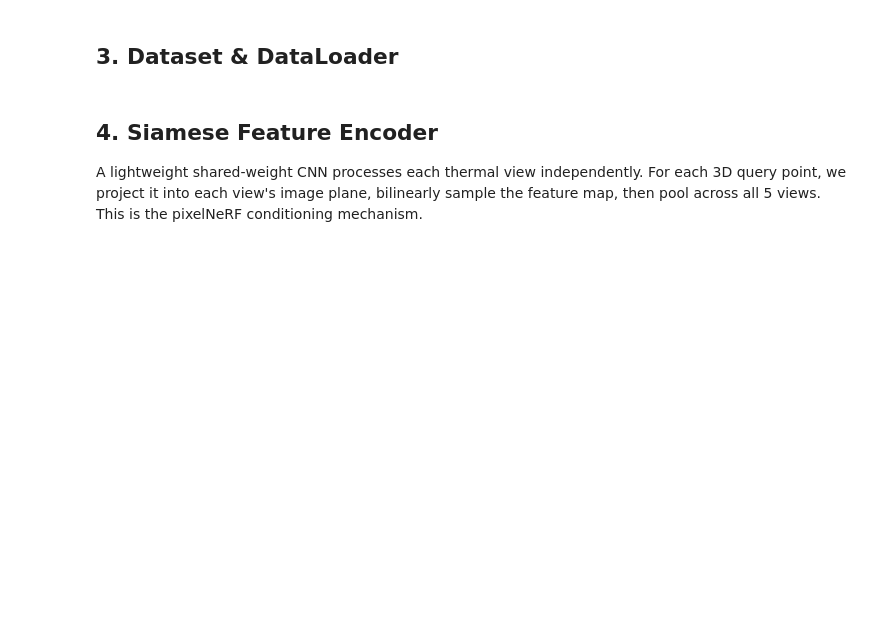
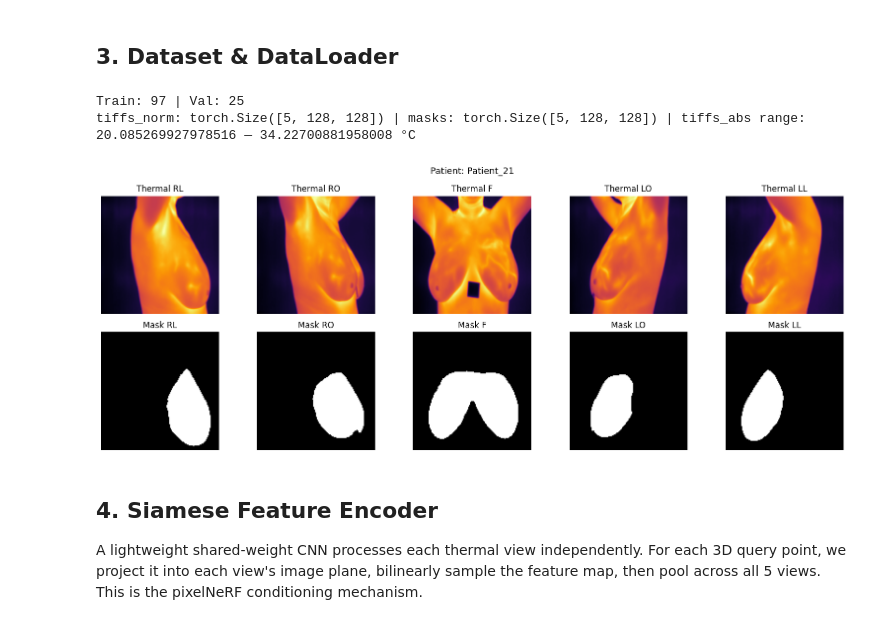
Before and after one commit to toomuchmarlboro/DNP-3DDMR-IR, a Jupyter notebook: TherMAM-NeRF/thermamnerf_v1.ipynb, the cells around one changed output. Saved outputs shown, nothing was run; the diff lists cells and outputs as text; code cells hidden in the pictures; blank space fills up the shorter version.

```diff
--- a/TherMAM-NeRF/thermamnerf_v1.ipynb
+++ b/TherMAM-NeRF/thermamnerf_v1.ipynb
@@ -17,6 +17,9 @@
 # %% [markdown]
 ## 1. Imports & Configuration
 # %%
+import os
+os.environ['CUDA_VISIBLE_DEVICES'] = '0'
+
 import os
 import json
 import math
@@ -76,7 +79,7 @@ CFG = {
     'freq_warmup_epochs': 30,       # epochs to ramp from L=2 → L=pos_enc_L
 
     # Training
-    'batch_size'      : 2,          # patients per batch (small dataset)
+    'batch_size'      : 1,          # patients per batch (small dataset)
     'n_epochs'        : 200,
     'lr'              : 5e-4,
     'lambda_dice'     : 1.0,
@@ -230,35 +253,39 @@ random.shuffle(patients)
 split = int(0.8 * len(patients))
 train_patients = patients[:split]
 val_patients   = patients[split:]
 print(f'Train: {len(train_patients)} | Val: {len(val_patients)}')
 
 train_ds = BreastThermDataset(train_patients, CFG)
 val_ds   = BreastThermDataset(val_patients,   CFG)
 
 train_dl = DataLoader(train_ds, batch_size=CFG['batch_size'], shuffle=True,
-                      num_workers=2, pin_memory=True)
+                      num_workers=0, pin_memory=False)
 val_dl   = DataLoader(val_ds,   batch_size=1, shuffle=False,
-                      num_workers=2, pin_memory=True)
+                      num_workers=0, pin_memory=False)
 
 # ── Quick sanity-check ───────────────────────────────────────────────────────
 if len(train_ds) > 0:
     sample = train_ds[0]
     print('tiffs_norm:', sample['tiffs_norm'].shape,
           '| masks:', sample['masks'].shape,
           '| tiffs_abs range:', sample['tiffs_abs'].min().item(),
           '—', sample['tiffs_abs'].max().item(), '°C')
 
     fig, axes = plt.subplots(2, 5, figsize=(16, 6))
     for i, v in enumerate(CFG['view_names']):
         axes[0, i].imshow(sample['tiffs_norm'][i], cmap='inferno')
         axes[0, i].set_title(f'Thermal {v}')
         axes[0, i].axis('off')
         axes[1, i].imshow(sample['masks'][i], cmap='gray')
         axes[1, i].set_title(f'Mask {v}')
         axes[1, i].axis('off')
     plt.suptitle(f'Patient: {sample["patient_id"]}', fontsize=13)
     plt.tight_layout()
     plt.show()
+# %% [output]
+Train: 97 | Val: 25
+tiffs_norm: torch.Size([5, 128, 128]) | masks: torch.Size([5, 128, 128]) | tiffs_abs range: 20.085269927978516 — 34.22700881958008 °C
+[figure, added]
 # %% [markdown]
 ## 4. Siamese Feature Encoder
 
```
Also changed, not shown: parts of 9 cells of this notebook, 8 other files.
